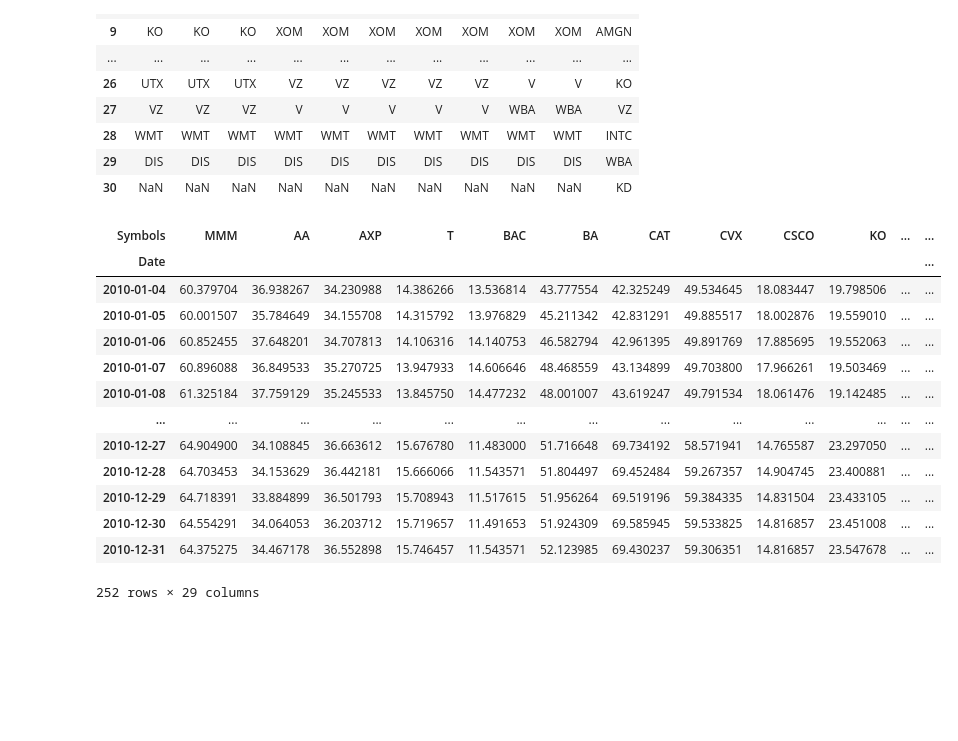
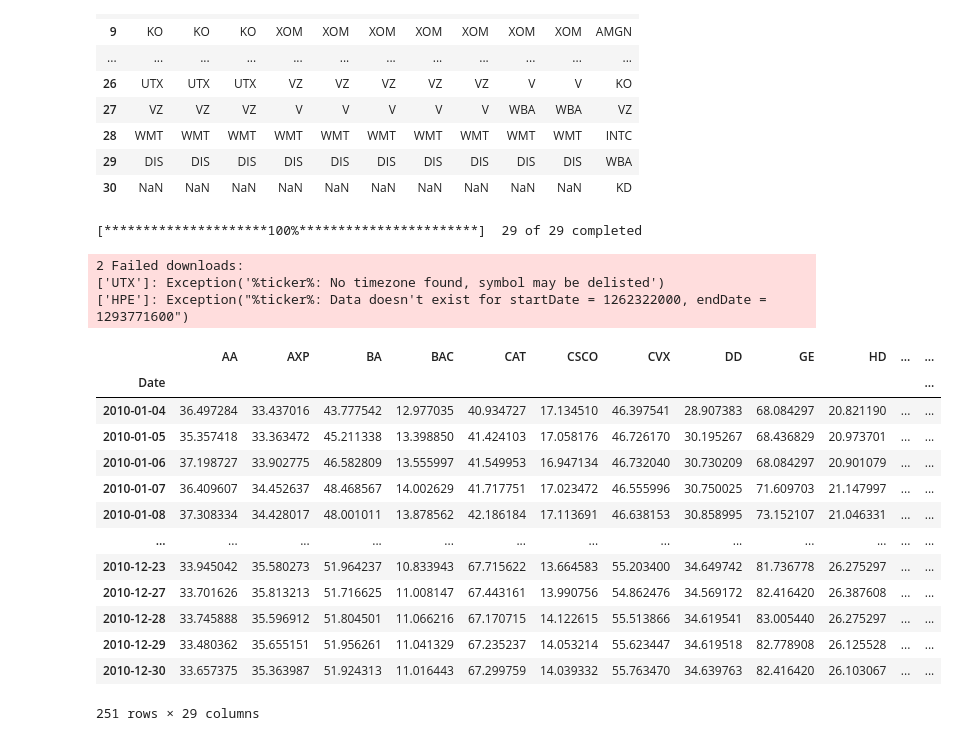
Before and after one commit to hoover91125/Momentum-Trading-Strategy, a Jupyter notebook: Group Project (Manual Final).ipynb, the cells around one changed output. Drawn from its saved outputs; the diff is of its cells as text; code cells hidden in the pictures; blank space fills up the shorter version.

```diff
--- a/Group Project (Manual Final).ipynb
+++ b/Group Project (Manual Final).ipynb
@@ -29,23 +30,27 @@ ticker
 | 30 | NaN | NaN | NaN | NaN | NaN | NaN | NaN | NaN | NaN | NaN | KD |
 # %%
 #2010 daily adj close price for each components
-df10 = pdr.get_data_yahoo(ticker.iloc[0:29,0], start='2010-01-01',end='2010-12-31')['Adj Close']
+df10 = pdr.data.get_data_yahoo(ticker.iloc[0:29,0].tolist(), start='2010-01-01',end='2010-12-31')['Adj Close']
 df10
 # %% [output]
+[*********************100%***********************]  29 of 29 completed
+2 Failed downloads:
+['UTX']: Exception('%ticker%: No timezone found, symbol may be delisted')
+['HPE']: Exception("%ticker%: Data doesn't exist for startDate = 1262322000, endDate = 1293771600")
-| Symbols | MMM | AA | AXP | T | BAC | BA | CAT | CVX | CSCO | KO | ... | ... |
+|  | AA | AXP | BA | BAC | CAT | CSCO | CVX | DD | GE | HD | ... | ... |
 | Date |  |  |  |  |  |  |  |  |  |  |  | ... |
-| 2010-01-04 | 60.379704 | 36.938267 | 34.230988 | 14.386266 | 13.536814 | 43.777554 | 42.325249 | 49.534645 | 18.083447 | 19.798506 | ... | ... |
-| 2010-01-05 | 60.001507 | 35.784649 | 34.155708 | 14.315792 | 13.976829 | 45.211342 | 42.831291 | 49.885517 | 18.002876 | 19.559010 | ... | ... |
-| 2010-01-06 | 60.852455 | 37.648201 | 34.707813 | 14.106316 | 14.140753 | 46.582794 | 42.961395 | 49.891769 | 17.885695 | 19.552063 | ... | ... |
-| 2010-01-07 | 60.896088 | 36.849533 | 35.270725 | 13.947933 | 14.606646 | 48.468559 | 43.134899 | 49.703800 | 17.966261 | 19.503469 | ... | ... |
-| 2010-01-08 | 61.325184 | 37.759129 | 35.245533 | 13.845750 | 14.477232 | 48.001007 | 43.619247 | 49.791534 | 18.061476 | 19.142485 | ... | ... |
+| 2010-01-04 | 36.497284 | 33.437016 | 43.777542 | 12.977035 | 40.934727 | 17.134510 | 46.397541 | 28.907383 | 68.084297 | 20.821190 | ... | ... |
+| 2010-01-05 | 35.357418 | 33.363472 | 45.211338 | 13.398850 | 41.424103 | 17.058176 | 46.726170 | 30.195267 | 68.436829 | 20.973701 | ... | ... |
+| 2010-01-06 | 37.198727 | 33.902775 | 46.582809 | 13.555997 | 41.549953 | 16.947134 | 46.732040 | 30.730209 | 68.084297 | 20.901079 | ... | ... |
+| 2010-01-07 | 36.409607 | 34.452637 | 48.468567 | 14.002629 | 41.717751 | 17.023472 | 46.555996 | 30.750025 | 71.609703 | 21.147997 | ... | ... |
+| 2010-01-08 | 37.308334 | 34.428017 | 48.001011 | 13.878562 | 42.186184 | 17.113691 | 46.638153 | 30.858995 | 73.152107 | 21.046331 | ... | ... |
 | ... | ... | ... | ... | ... | ... | ... | ... | ... | ... | ... | ... | ... |
-| 2010-12-27 | 64.904900 | 34.108845 | 36.663612 | 15.676780 | 11.483000 | 51.716648 | 69.734192 | 58.571941 | 14.765587 | 23.297050 | ... | ... |
-| 2010-12-28 | 64.703453 | 34.153629 | 36.442181 | 15.666066 | 11.543571 | 51.804497 | 69.452484 | 59.267357 | 14.904745 | 23.400881 | ... | ... |
-| 2010-12-29 | 64.718391 | 33.884899 | 36.501793 | 15.708943 | 11.517615 | 51.956264 | 69.519196 | 59.384335 | 14.831504 | 23.433105 | ... | ... |
-| 2010-12-30 | 64.554291 | 34.064053 | 36.203712 | 15.719657 | 11.491653 | 51.924309 | 69.585945 | 59.533825 | 14.816857 | 23.451008 | ... | ... |
-| 2010-12-31 | 64.375275 | 34.467178 | 36.552898 | 15.746457 | 11.543571 | 52.123985 | 69.430237 | 59.306351 | 14.816857 | 23.547678 | ... | ... |
+| 2010-12-23 | 33.945042 | 35.580273 | 51.964237 | 10.833943 | 67.715622 | 13.664583 | 55.203400 | 34.649742 | 81.736778 | 26.275297 | ... | ... |
+| 2010-12-27 | 33.701626 | 35.813213 | 51.716625 | 11.008147 | 67.443161 | 13.990756 | 54.862476 | 34.569172 | 82.416420 | 26.387608 | ... | ... |
+| 2010-12-28 | 33.745888 | 35.596912 | 51.804501 | 11.066216 | 67.170715 | 14.122615 | 55.513866 | 34.619541 | 83.005440 | 26.275297 | ... | ... |
+| 2010-12-29 | 33.480362 | 35.655151 | 51.956261 | 11.041329 | 67.235237 | 14.053214 | 55.623447 | 34.619518 | 82.778908 | 26.125528 | ... | ... |
+| 2010-12-30 | 33.657375 | 35.363987 | 51.924313 | 11.016443 | 67.299759 | 14.039332 | 55.763470 | 34.639763 | 82.416420 | 26.103067 | ... | ... |
-252 rows × 29 columns
+251 rows × 29 columns
 # %%
 #drop stocks w/ data
 df10.drop(labels=['HPE','UTX'],axis='columns',inplace=True)
```
Also changed, not shown: parts of 49 cells of this notebook, 2 other files.
